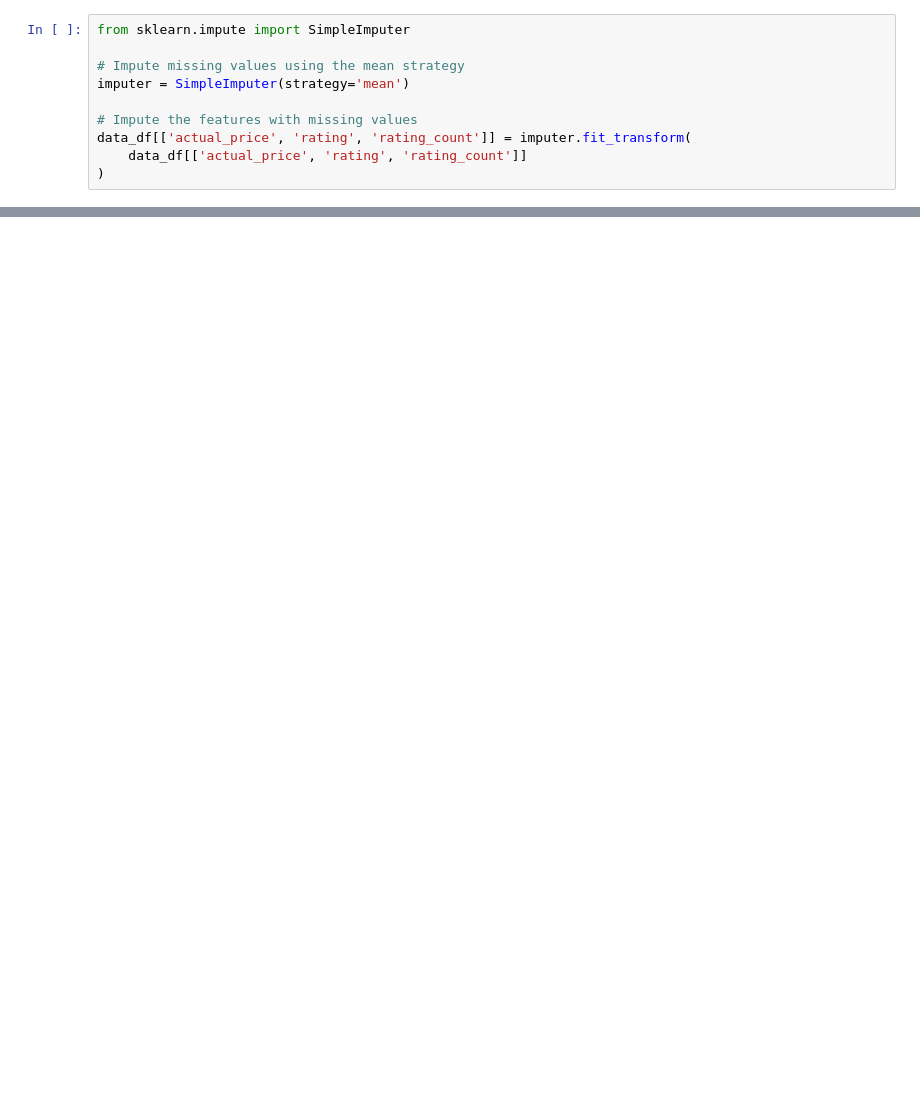
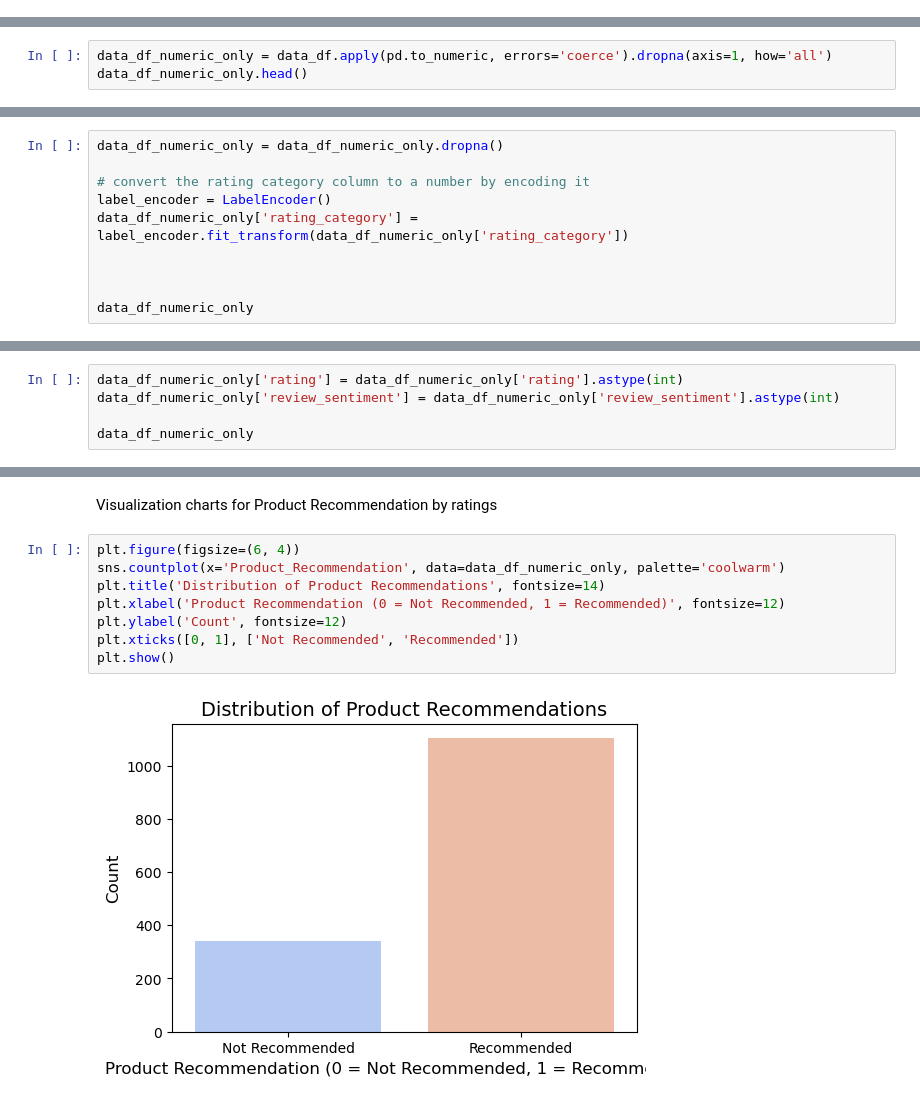
Before and after one commit to godzown82/FBA_product_recomendations, a Jupyter notebook: dataPreprocessing.ipynb, the cells around one changed output, grey strips where cells are left out. Saved outputs shown, nothing was run; the diff lists cells and outputs as text; blank space fills up the shorter version.

```diff
--- a/dataPreprocessing.ipynb
+++ b/dataPreprocessing.ipynb
@@ -417,10 +78,0 @@ data_df = data_df.dropna(subset=['actual_price', 'rating', 'rating_count', 'disc
-# %%
-from sklearn.impute import SimpleImputer
-
-# Impute missing values using the mean strategy
-imputer = SimpleImputer(strategy='mean')
-
-# Impute the features with missing values
-data_df[['actual_price', 'rating', 'rating_count']] = imputer.fit_transform(
-    data_df[['actual_price', 'rating', 'rating_count']]
-)
@@ -506,0 +81,3 @@ strong multicollinearity or other numerical problems.
+# %%
+data_df_numeric_only = data_df.apply(pd.to_numeric, errors='coerce').dropna(axis=1, how='all')
+data_df_numeric_only.head()
@@ -506,0 +233,10 @@ strong multicollinearity or other numerical problems.
+# %%
+data_df_numeric_only = data_df_numeric_only.dropna()
+
+# convert the rating category column to a number by encoding it
+label_encoder = LabelEncoder()
+data_df_numeric_only['rating_category'] = label_encoder.fit_transform(data_df_numeric_only['rating_category'])
+
+
+
+data_df_numeric_only
@@ -506,0 +257,5 @@ strong multicollinearity or other numerical problems.
+# %%
+data_df_numeric_only['rating'] = data_df_numeric_only['rating'].astype(int)
+data_df_numeric_only['review_sentiment'] = data_df_numeric_only['review_sentiment'].astype(int)
+
+data_df_numeric_only
@@ -506,0 +366,12 @@ strong multicollinearity or other numerical problems.
+# %% [markdown]
+Visualization charts for Product Recommendation by ratings
+# %%
+plt.figure(figsize=(6, 4))
+sns.countplot(x='Product_Recommendation', data=data_df_numeric_only, palette='coolwarm')
+plt.title('Distribution of Product Recommendations', fontsize=14)
+plt.xlabel('Product Recommendation (0 = Not Recommended, 1 = Recommended)', fontsize=12)
+plt.ylabel('Count', fontsize=12)
+plt.xticks([0, 1], ['Not Recommended', 'Recommended'])
+plt.show()
+# %% [output]
+[figure, added]
```
Also changed, not shown: parts of 92 cells of this notebook.
